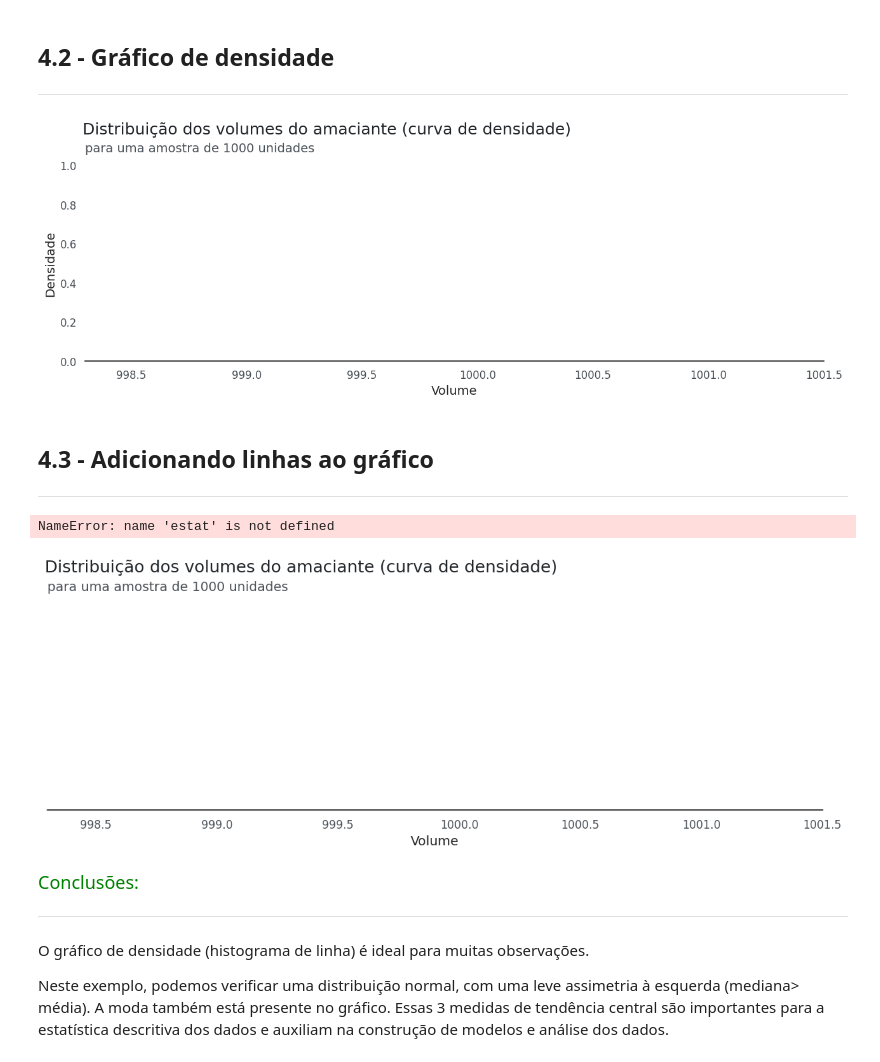
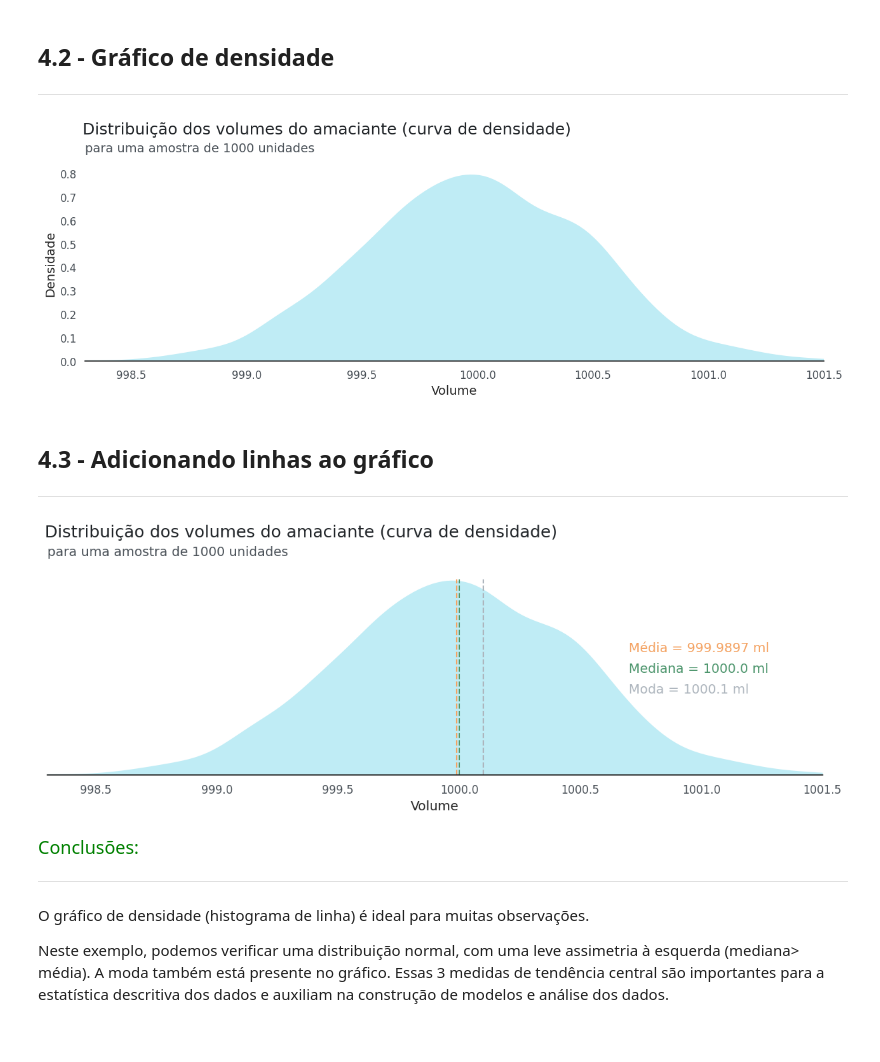
Before and after one commit to Lucas-lcs26/alura, a Jupyter notebook: Avançando em Data Science com Python/2 - Data Visualization gráficos de comparação e distribuição/Data Visualization gráficos de comparação e distribuição.ipynb, the cells around one changed output. Saved outputs shown, nothing was run; the diff lists cells and outputs as text; code cells hidden in the pictures.

```diff
--- a/Avançando em Data Science com Python/2 - Data Visualization gráficos de comparação e distribuição/Data Visualization gráficos de comparação e distribuição.ipynb
+++ b/Avançando em Data Science com Python/2 - Data Visualization gráficos de comparação e distribuição/Data Visualization gráficos de comparação e distribuição.ipynb
@@ -744,29 +764,30 @@ ax = grafico_vendas_sp_tri()
 ## Configurando o gráfico com parâmetros que potencializam a visualização dos dados
 
 # Importando as bibliotecas
-...
+import matplotlib.dates as mdates
 
 # Chamando a função que gera o gráfico de linha
 ax = grafico_vendas_sp_tri()
 
 ## Ajustes no eixo x
 # Definindo o intervalo em trimestres e colocando os nomes dos meses nos labels
-...
-...
-...
-...
+ax.xaxis.set_major_locator(mdates.MonthLocator(interval = 3))
+ax.xaxis.set_major_formatter(mdates.DateFormatter('%b'))
+x_labels = ['Mar', 'Jun', 'Set', 'Dez'] * 4
+ax.set_xticks(df_sp['data_pedido'])
+ax.set_xticklabels(x_labels, ha = 'center')
 ...
 
-# # Ajustando o eixo x colocando um nível acima de granularidade por meio da exibição do ano
-# texto = [16*" " + str(i) + 16*" " for i in range(2016, 2020)]
-# ax.text(ax.get_xbound()[0] + 35, - 80, f'|{texto[0]}|{texto[1]}|{texto[2]}|{texto[3]}|', fontsize=14, color=CINZA2)
+# Ajustando o eixo x colocando um nível acima de granularidade por meio da exibição do ano
+texto = [16*" " + str(i) + 16*" " for i in range(2016, 2020)]
+ax.text(ax.get_xbound()[0] + 40, - 60, f'|{texto[0]}|{texto[1]}|{texto[2]}|{texto[3]}|', fontsize=14, color=CINZA2)
 
-# # Destacando os valores do 4º trimestre
-# ano = 0
-# for i in range(3, len(df_sp["vendas"]), 4):
-#   ax.text(x = ax.get_xticks()[i], y = df_sp["vendas"][i] + 20, s = f"R$ {df_sp['vendas'][i]} mil", color = AZUL2, weight = "bold", fontsize = 10)
-#   ax.text(x = ax.get_xticks()[i] + 160, y = df_sp["vendas"][i] + 20, s = f"(4º Tri {2016 + ano})", color = CINZA2, weight = "bold", fontsize = 10)
-#   ano +=1
+# Destacando os valores do 4º trimestre
+ano = 0
+for i in range(3, len(df_sp["vendas"]), 4):
+  ax.text(x = ax.get_xticks()[i], y = df_sp["vendas"][i] + 20, s = f"R$ {df_sp['vendas'][i]} mil", color = AZUL2, weight = "bold", fontsize = 10)
+  ax.text(x = ax.get_xticks()[i] + 160, y = df_sp["vendas"][i] + 20, s = f"(4º Tri {2016 + ano})", color = CINZA2, weight = "bold", fontsize = 10)
+  ano +=1
 
 fig = ax.get_figure()
 # %% [output]
@@ -952,8 +990,8 @@ fig, ax = plt.subplots(figsize=(12,4))
 sns.set_theme(style="white")
 
 # Gerando o histograma sem estimativa de densidade
-...  # ajustando o intervalo pelo largura dos bins
-...  # ajustando o intervalo pelo quantidade de bins
+# ax = sns.histplot(data = vol_amaciante, x = 'Volume', binwidth= 0.1, color = AZUL2) # ajustando o intervalo pelo largura dos bins
+ax = sns.histplot(data = vol_amaciante, x = 'Volume', bins = 20, color = AZUL2)  # ajustando o intervalo pelo quantidade de bins
 
 # # Personalizando o gráfico
 plt.suptitle('Distribuição dos volumes do amaciante', size=18, color=CINZA1, ha = 'right', x = 0.535, y = 1.05)
@@ -990,7 +1028,7 @@ def grafico_densidade():
   sns.set_theme(style="white")
 
   # Gerando a curva de densidade
-  ...
+  ax = sns.kdeplot(data =vol_amaciante,x = 'Volume', color =  AZUL3, lw = 0, fill= True)
 
   # # Personalizando o gráfico
   plt.suptitle('Distribuição dos volumes do amaciante (curva de densidade)', size=18, color=CINZA1, ha = 'right', x = 0.635, y = 1.05)
@@ -1000,13 +1038,13 @@ def grafico_densidade():
   ax.xaxis.set_tick_params(labelsize=12, labelcolor = CINZA2)
   ax.yaxis.set_tick_params(labelsize=12, labelcolor = CINZA2)
   ax.set_xlim(vol_amaciante.Volume.min(), vol_amaciante.Volume.max())
-  sns.despine(left = True, top = True)
+  sns.despine(left = True)
 
   return ax
 
 ax = grafico_densidade()
 # %% [output]
-[figure, old version]
+[figure, new version]
 # %% [markdown]
 ## **4.3 - Adicionando linhas ao gráfico**
 
@@ -1014,31 +1052,31 @@ ax = grafico_densidade()
 # %%
 ## Configurando o gráfico com parâmetros que potencializam a visualização dos dados
 
 # Chamando a função que gera o gráfico de densidade
 ax = grafico_densidade()
 
 ## Personalizando o gráfico
 ax.set_ylabel('')
 ax.set_yticklabels([])
 
 # Gerando as linhas de média, mediana e moda
-...
+estat = vol_amaciante.Volume.mean(), vol_amaciante.Volume.median(), vol_amaciante.Volume.mode()[0]
+desc = ['Média', 'Mediana', 'Moda']
 ...
 
 # Definindo as cores de cada estatística descritiva
 cores = [LARANJA1, VERDE1, CINZA3]
 
 # gerando 1 ou mais linhas na vertical a partir de um valor de x
-...
+ax.vlines(x = estat, ymin = 0, ymax = 0.8, colors = cores, linestyles = '--')
 
 # Anotando os valores de média, mediana e moda no gráfico
 for i in range(len(estat)):
   ax.text(0.75, (0.6 - i/10), f'{desc[i]} = {estat[i]} ml', fontsize=14, color = cores[i], transform=ax.transAxes)
 
 fig = ax.get_figure()
 # %% [output]
-NameError: name 'estat' is not defined
-[figure, old version]
+[figure, new version]
 # %% [markdown]
 <font color=green size=4> Conclusões: </font>
 
```
Also changed, not shown: parts of 21 cells of this notebook, 1 other file.
